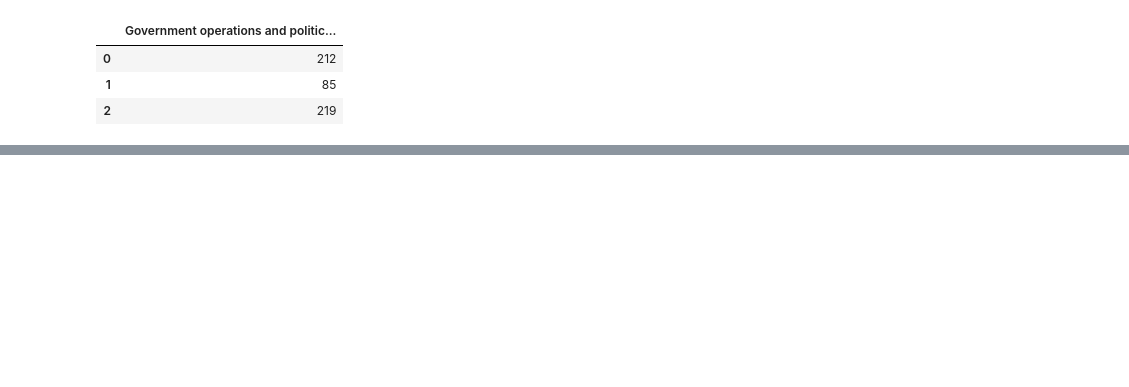
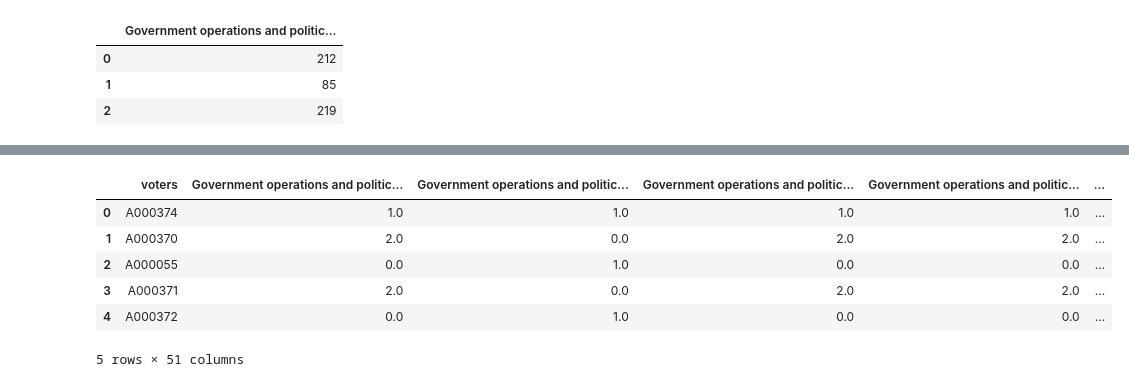
Before and after one commit to yma17/politics-knowledge-graph, a Jupyter notebook: src/community_detection/cluster_size_calculation.ipynb, the cells around one changed output, grey strips where cells are left out. Saved outputs shown, nothing was run; the diff lists cells and outputs as text; code cells hidden in the pictures; blank space fills up the shorter version.

```diff
--- a/src/community_detection/cluster_size_calculation.ipynb
+++ b/src/community_detection/cluster_size_calculation.ipynb
@@ -59,0 +119,11 @@ cluster_size_df.to_csv("cluster_sizes.csv")
+# %%
+cluster_df["voters"] = cluster_df["voters"].apply(get_voter_id)
+cluster_df.head()
+# %% [output]
+|  | voters | Government operations and politic... | Government operations and politic... | Government operations and politic... | Government operations and politic... | ... |
+| 0 | A000374 | 1.0 | 1.0 | 1.0 | 1.0 | ... |
+| 1 | A000370 | 2.0 | 0.0 | 2.0 | 2.0 | ... |
+| 2 | A000055 | 0.0 | 1.0 | 0.0 | 0.0 | ... |
+| 3 | A000371 | 2.0 | 0.0 | 2.0 | 2.0 | ... |
+| 4 | A000372 | 0.0 | 1.0 | 0.0 | 0.0 | ... |
+5 rows × 51 columns
```
Also changed, not shown: parts of 19 cells of this notebook, 1 other file.
